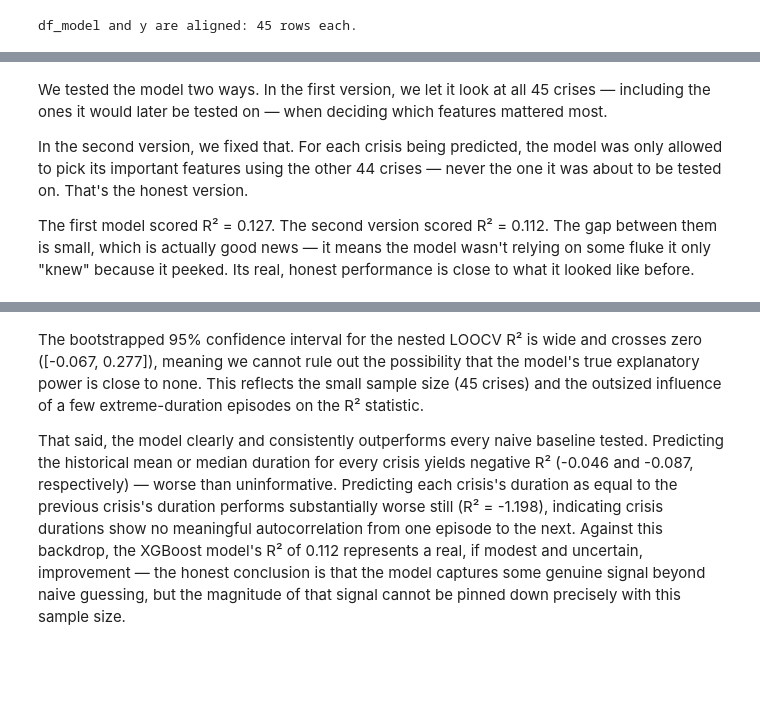
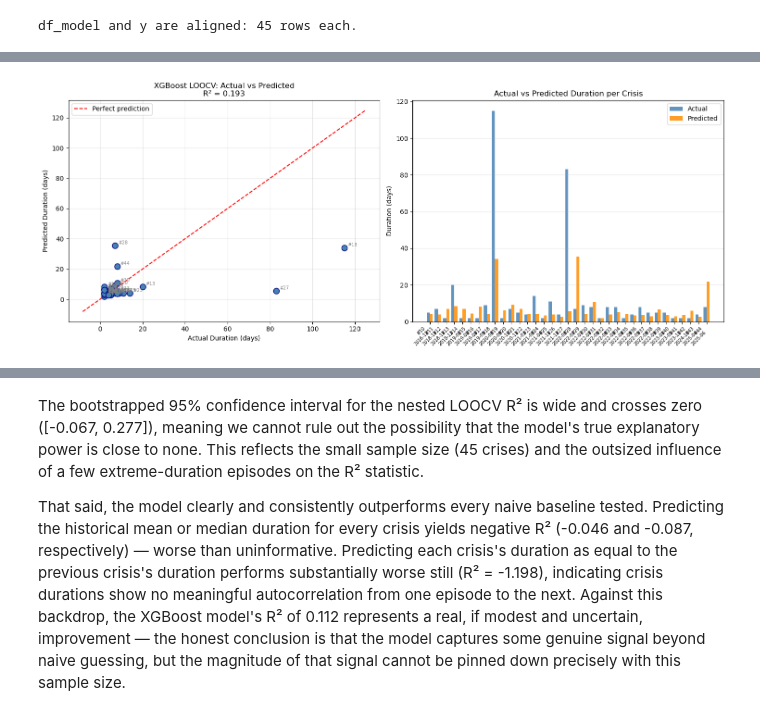
Before and after one commit to zahraalidadir-bit/AI-BDS-project, a Jupyter notebook: Overview_(statistical_tests_added_) (3).ipynb, the cells around one changed output, grey strips where cells are left out. Cells and saved outputs as stored; diff of their text form; code cells hidden in the pictures; blank space fills up the shorter version.

Commit message:
Update statistical tests notebook

```diff
--- a/Overview_(statistical_tests_added_) (3).ipynb
+++ b/Overview_(statistical_tests_added_) (3).ipynb
@@ -3156,10 +3049,0 @@ def report_results(df_model, y, best_pred):
-# %%
-model, y_pred_log, y_pred_raw = run_loocv(X, y, y_log)
-
-best_pred, label, used_log, r2 = pick_best(y, y_pred_log, y_pred_raw)
-
-plot_predictions(df_model, y, best_pred, r2)
-
-shap_values = plot_shap(xgb.XGBRegressor(**XGB_PARAMS), X, y_log if used_log else y, feature_cols)
-
-results = report_results(df_model, y, best_pred)
@@ -3502,6 +3433,63 @@ Number of crises: 45
-# %% [markdown]
-We tested the model two ways. In the first version, we let it look at all 45 crises — including the ones it would later be tested on — when deciding which features mattered most.
-
-In the second version, we fixed that. For each crisis being predicted, the model was only allowed to pick its important features using the other 44 crises — never the one it was about to be tested on. That's the honest version.
-
-The first model scored R² = 0.127. The second version scored R² = 0.112. The gap between them is small, which is actually good news — it means the model wasn't relying on some fluke it only "knew" because it peeked. Its real, honest performance is close to what it looked like before.
+# %%
+# ═══════════════════════════════════════════════════════════════════════
+#  Nested feature selection -> honest out-of-fold performance.
+#  Same TimeSeriesSplit discipline as the primary model: for each fold,
+#  the top-N features are chosen using ONLY that fold's training data --
+#  feature selection never sees the crises it's later evaluated on, and
+#  it never sees anything from the future relative to the test fold.
+# ═══════════════════════════════════════════════════════════════════════
+top_n = 4
+
+def nested_shap_feature_selection_ts(df_model, X, y_log, y, feature_names, n_splits=5, top_n=4, xgb_params=XGB_PARAMS):
+    order = np.argsort(df_model['start_date'].values)
+    X_sorted, y_log_sorted, y_sorted = X[order], y_log[order], y[order]
+    df_sorted = df_model.iloc[order]
+
+    tscv = TimeSeriesSplit(n_splits=n_splits)
+    y_true_idx, preds_log, selected_per_fold = [], [], []
+
+    for train_idx, test_idx in tscv.split(X_sorted):
+        X_train, t_train = X_sorted[train_idx], y_log_sorted[train_idx]
+
+        selector = xgb.XGBRegressor(**xgb_params)
+        selector.fit(X_train, t_train)
+        sel_importance = pd.Series(
+            np.abs(shap.TreeExplainer(selector).shap_values(X_train)).mean(axis=0),
+            index=feature_names
+        ).sort_values(ascending=False)
+        chosen = sel_importance.head(top_n).index.tolist()
+        selected_per_fold.append(chosen)
+        chosen_idx = [feature_names.index(c) for c in chosen]
+
+        final_model = xgb.XGBRegressor(**xgb_params)
+        final_model.fit(X_train[:, chosen_idx], t_train)
+        preds_log.extend(final_model.predict(X_sorted[test_idx][:, chosen_idx]))
+        y_true_idx.extend(test_idx)
+
+    df_eval = df_sorted.iloc[y_true_idx].copy()
+    y_eval = y_sorted[y_true_idx]
+    preds = np.exp(np.array(preds_log))
+
+    n_excluded = len(y_sorted) - len(y_eval)
+    print(f"Nested TimeSeriesSplit ({n_splits}): evaluated on {len(y_eval)}/{len(y_sorted)} crises "
+          f"({n_excluded} earliest never in a test fold, by construction)")
+
+    return df_eval, y_eval, preds, selected_per_fold
+
+df_eval_nested, y_nested, pred_nested, selected_per_fold = nested_shap_feature_selection_ts(
+    df_model, X, y_log, y, feature_cols, top_n=top_n
+)
+
+print("\n=== Nested feature selection, TimeSeriesSplit (honest, leakage-free) ===")
+_, _, r2_nested = evaluate(y_nested, pred_nested, "XGB -- nested (honest) feature selection")
+
+from collections import Counter
+n_folds_effective = len(selected_per_fold)
+selection_counts = Counter(f for fold in selected_per_fold for f in fold)
+print(f"\nFeature selection frequency across {n_folds_effective} outer folds:")
+for feat, count in sorted(selection_counts.items(), key=lambda kv: -kv[1]):
+    print(f"  {feat:<25} selected in {count}/{n_folds_effective} folds")
+
+results_nested = report_results(df_eval_nested, y_nested, pred_nested)
+plot_predictions(df_eval_nested, y_nested, pred_nested, r2_nested)
+# %% [output]
@@ -3507,0 +3513 @@ The first model scored R² = 0.127. The second version scored R² = 0.112. The g
+[figure, added]
```
Also changed, not shown: parts of 156 cells of this notebook.
